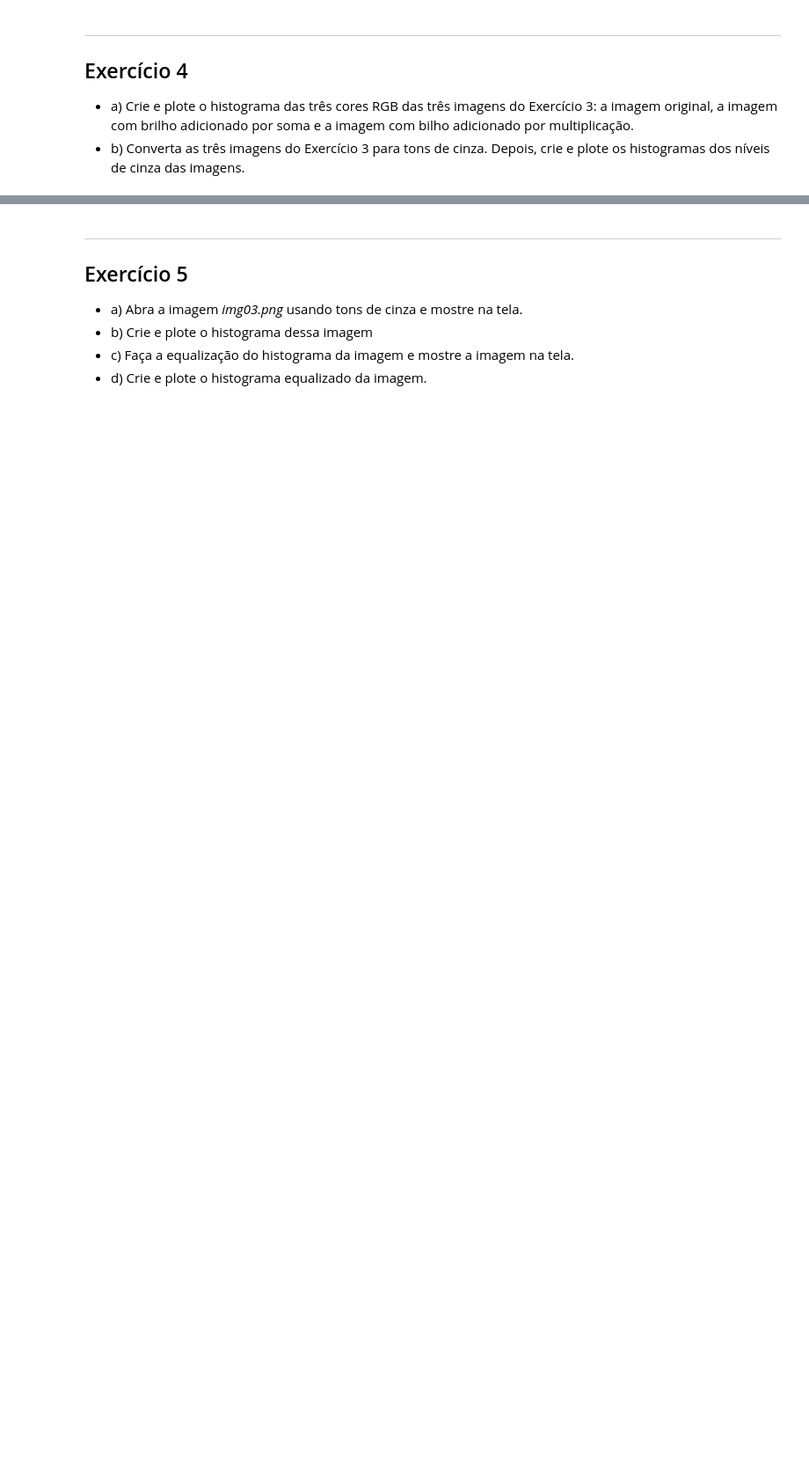
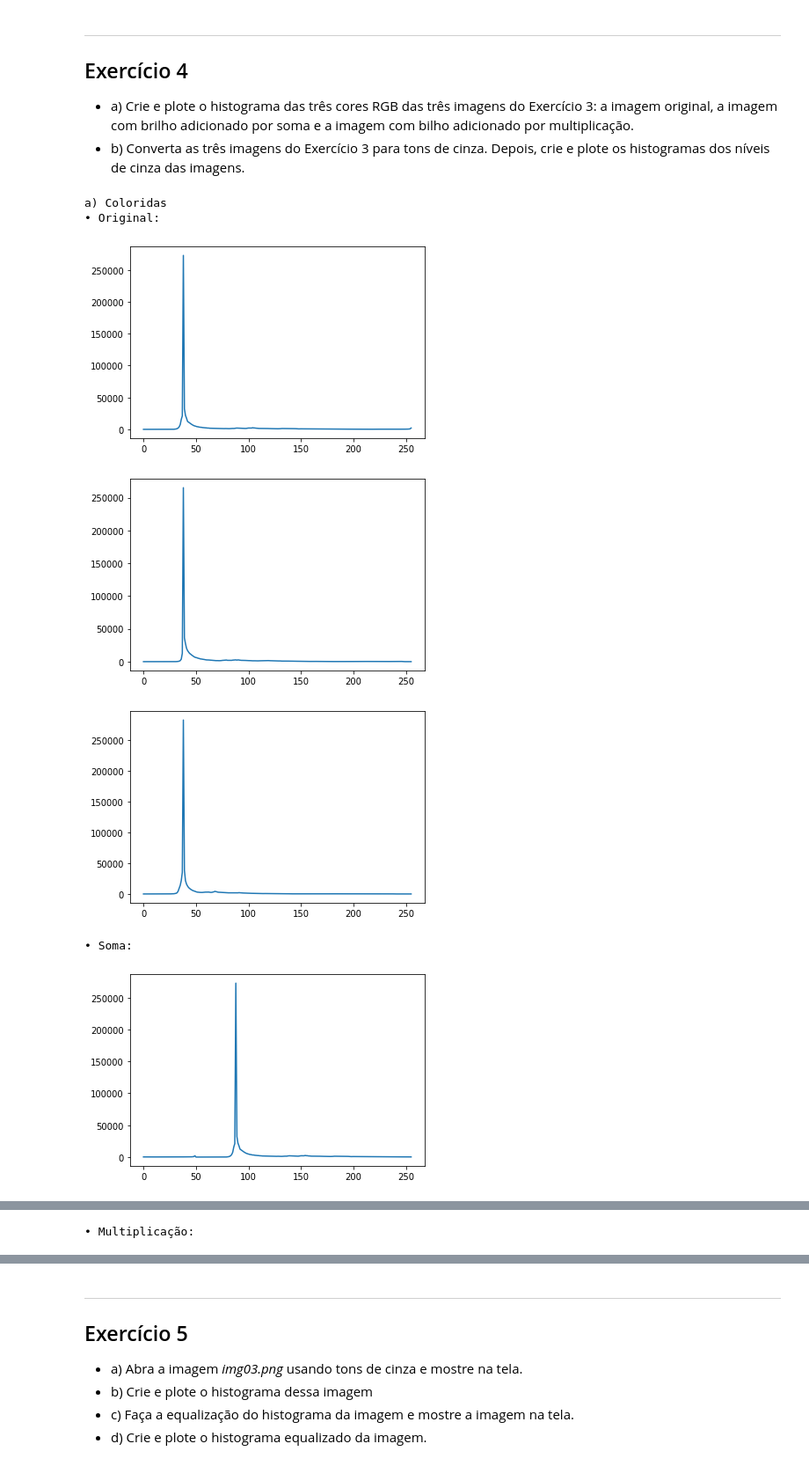
Before and after one commit to letvigna/image-processing-class, a Jupyter notebook: ac1/exerciciosPraticos.ipynb, the cells around one changed output, grey strips where cells are left out. Shown at 88% size. Saved outputs shown, nothing was run; the diff lists cells and outputs as text; code cells hidden in the pictures; blank space fills up the shorter version.

```diff
--- a/ac1/exerciciosPraticos.ipynb
+++ b/ac1/exerciciosPraticos.ipynb
@@ -212,0 +205,63 @@ c) Imagem - Operação de multiplicação (*)
+# %%
+import cv2
+
+def calculateHistogram(color_index, img):
+  hist = cv2.calcHist([img], [color_index], None, [256], [0, 256])
+  plt.plot(hist)
+  plt.show()
+  print('\n')
+
+
+# ==+ a) +==
+print('a) Coloridas')
+
+# === Original ===
+print('• Original:')
+calculateHistogram(0, image) # Red
+calculateHistogram(1, image) # Green
+calculateHistogram(2, image) # Blue
+
+# === Soma ===
+print('• Soma:')
+calculateHistogram(0, image_sum)
+calculateHistogram(1, image_sum)
+calculateHistogram(2, image_sum)
+
+# === Multiplicação ===
+print('• Multiplicação:')
+calculateHistogram(0, image_mult)
+calculateHistogram(1, image_mult)
+calculateHistogram(2, image_mult)
+
+
+# ==+ b) +==
+print('b) Escala de cinza')
+image_gray = cv2.cvtColor(image, cv2.COLOR_BGR2GRAY)
+plt.plot(image_gray)
+plt.show()
+
+# === Original ===
+print('• Original:')
+calculateHistogram(0, image)
+calculateHistogram(1, image)
+calculateHistogram(2, image)
+
+# === Soma ===
+print('• Soma:')
+calculateHistogram(0, image_sum)
+calculateHistogram(1, image_sum)
+calculateHistogram(2, image_sum)
+
+# === Multiplicação ===
+print('• Multiplicação:')
+calculateHistogram(0, image_mult)
+calculateHistogram(1, image_mult)
+calculateHistogram(2, image_mult)
+# %% [output]
+a) Coloridas
+• Original:
+[figure, added]
+[figure, added]
+[figure, added]
+• Soma:
+[figure, added]
@@ -212,0 +270 @@ c) Imagem - Operação de multiplicação (*)
+• Multiplicação:
```
Also changed, not shown: parts of 4 cells of this notebook.
